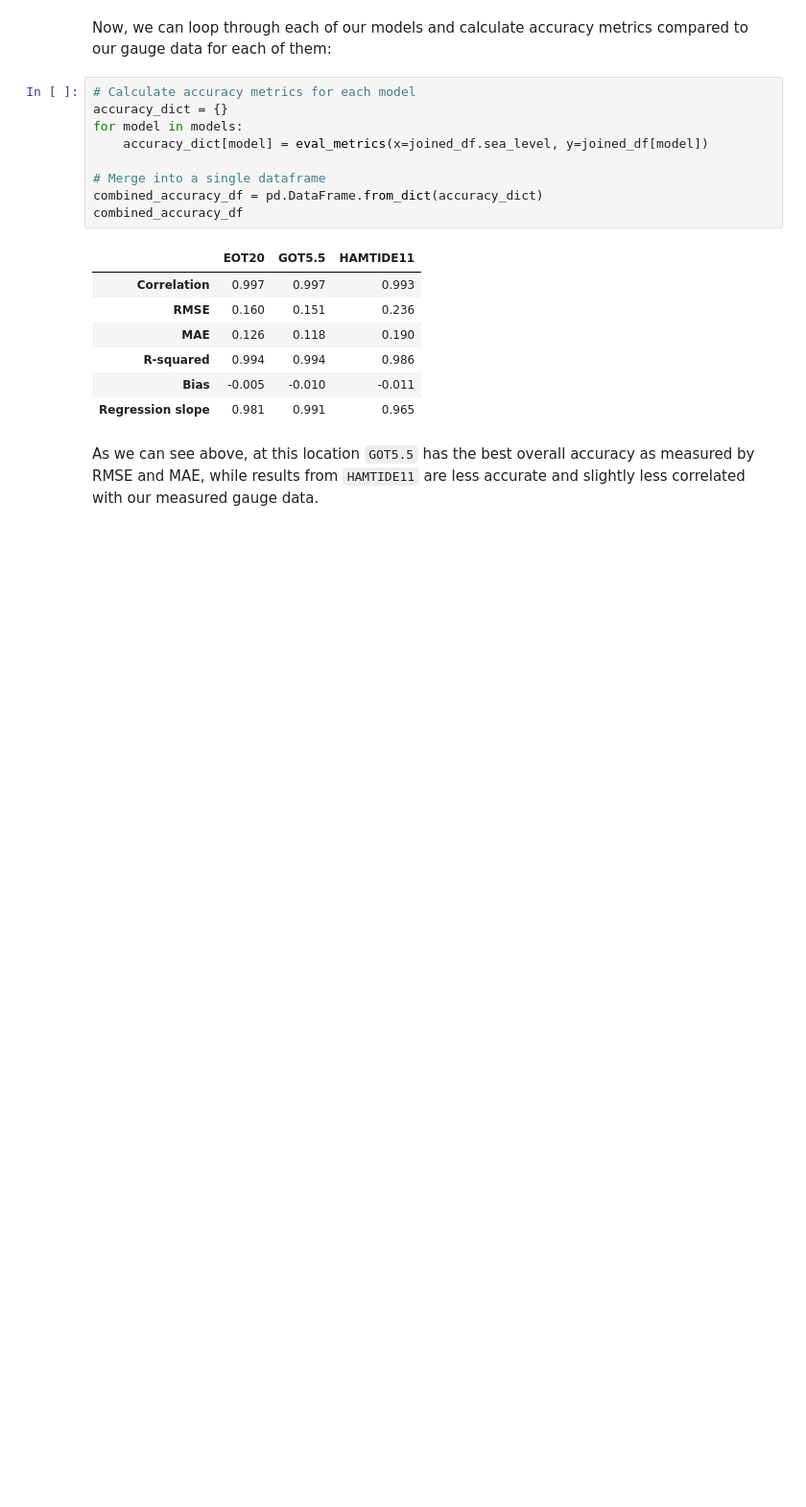
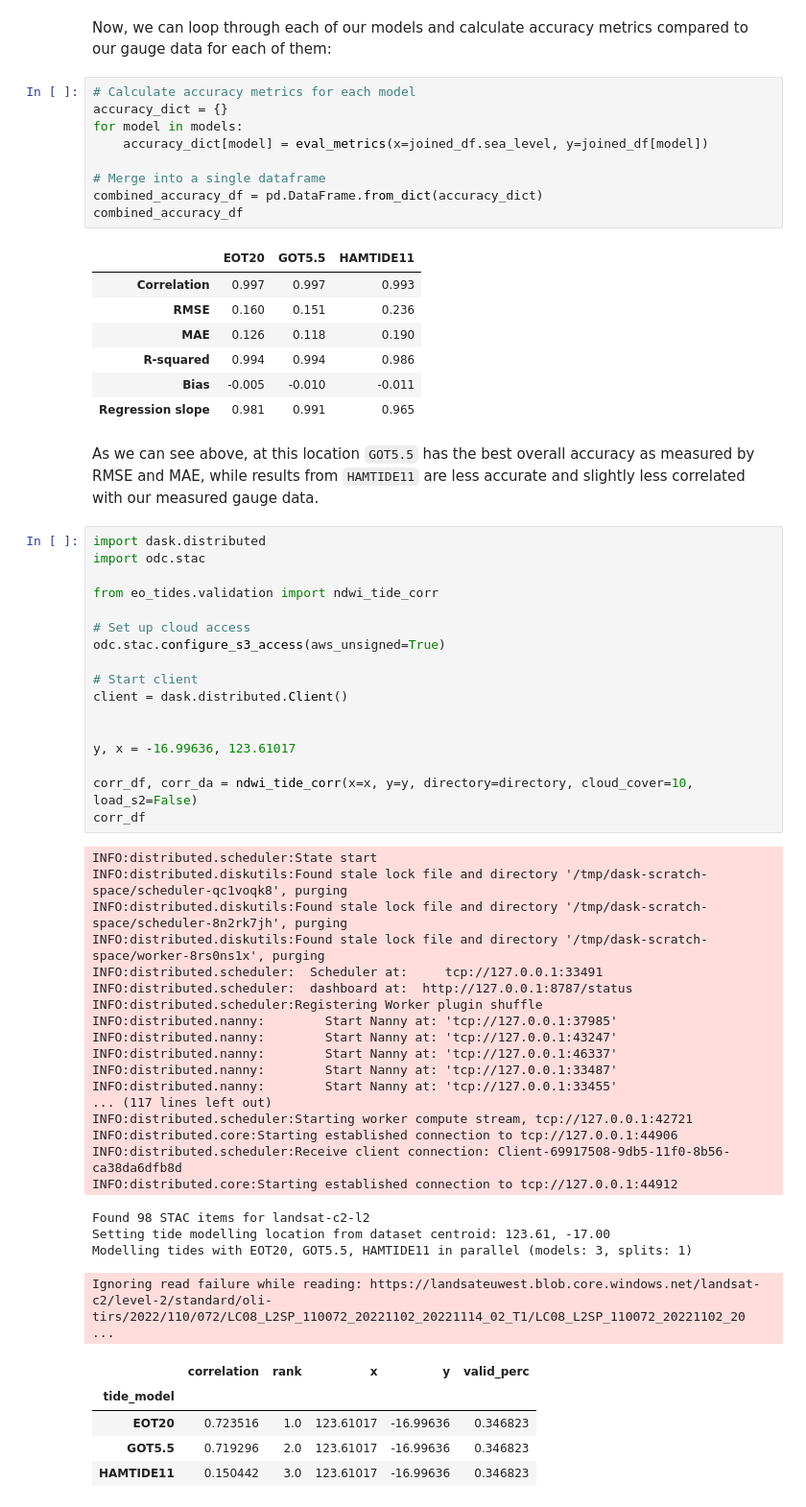
Before and after one commit to GeoscienceAustralia/eo-tides, a Jupyter notebook: docs/notebooks/Validating_tides.ipynb, the cells around one changed output. Shown at 96% size. Saved outputs shown, nothing was run; the diff lists cells and outputs as text; blank space fills up the shorter version.

```diff
--- a/docs/notebooks/Validating_tides.ipynb
+++ b/docs/notebooks/Validating_tides.ipynb
@@ -198,3 +200,47 @@ combined_accuracy_df
 | Regression slope | 0.981 | 0.991 | 0.965 |
 # %% [markdown]
 As we can see above, at this location `GOT5.5` has the best overall accuracy as measured by RMSE and MAE, while results from `HAMTIDE11` are less accurate and slightly less correlated with our measured gauge data.
+# %%
+import dask.distributed
+import odc.stac
+
+from eo_tides.validation import ndwi_tide_corr
+
+# Set up cloud access
+odc.stac.configure_s3_access(aws_unsigned=True)
+
+# Start client
+client = dask.distributed.Client()
+
+
+y, x = -16.99636, 123.61017
+
+corr_df, corr_da = ndwi_tide_corr(x=x, y=y, directory=directory, cloud_cover=10, load_s2=False)
+corr_df
+# %% [output]
+INFO:distributed.scheduler:State start
+INFO:distributed.diskutils:Found stale lock file and directory '/tmp/dask-scratch-space/scheduler-qc1voqk8', purging
+INFO:distributed.diskutils:Found stale lock file and directory '/tmp/dask-scratch-space/scheduler-8n2rk7jh', purging
+INFO:distributed.diskutils:Found stale lock file and directory '/tmp/dask-scratch-space/worker-8rs0ns1x', purging
+INFO:distributed.scheduler:  Scheduler at:     tcp://127.0.0.1:33491
+INFO:distributed.scheduler:  dashboard at:  http://127.0.0.1:8787/status
+INFO:distributed.scheduler:Registering Worker plugin shuffle
+INFO:distributed.nanny:        Start Nanny at: 'tcp://127.0.0.1:37985'
+INFO:distributed.nanny:        Start Nanny at: 'tcp://127.0.0.1:43247'
+INFO:distributed.nanny:        Start Nanny at: 'tcp://127.0.0.1:46337'
+INFO:distributed.nanny:        Start Nanny at: 'tcp://127.0.0.1:33487'
+INFO:distributed.nanny:        Start Nanny at: 'tcp://127.0.0.1:33455'
+... (117 lines left out)
+INFO:distributed.scheduler:Starting worker compute stream, tcp://127.0.0.1:42721
+INFO:distributed.core:Starting established connection to tcp://127.0.0.1:44906
+INFO:distributed.scheduler:Receive client connection: Client-69917508-9db5-11f0-8b56-ca38da6dfb8d
+INFO:distributed.core:Starting established connection to tcp://127.0.0.1:44912
+Found 98 STAC items for landsat-c2-l2
+Setting tide modelling location from dataset centroid: 123.61, -17.00
+Modelling tides with EOT20, GOT5.5, HAMTIDE11 in parallel (models: 3, splits: 1)
+Ignoring read failure while reading: https://landsateuwest.blob.core.windows.net/landsat-c2/level-2/standard/oli-tirs/2022/110/072/LC08_L2SP_110072_20221102_20221114_02_T1/LC08_L2SP_110072_20221102_20 ...
+|  | correlation | rank | x | y | valid_perc |
+| tide_model |  |  |  |  |  |
+| EOT20 | 0.723516 | 1.0 | 123.61017 | -16.99636 | 0.346823 |
+| GOT5.5 | 0.719296 | 2.0 | 123.61017 | -16.99636 | 0.346823 |
+| HAMTIDE11 | 0.150442 | 3.0 | 123.61017 | -16.99636 | 0.346823 |
```
Also changed, not shown: parts of 6 cells of this notebook, 8 other files.
